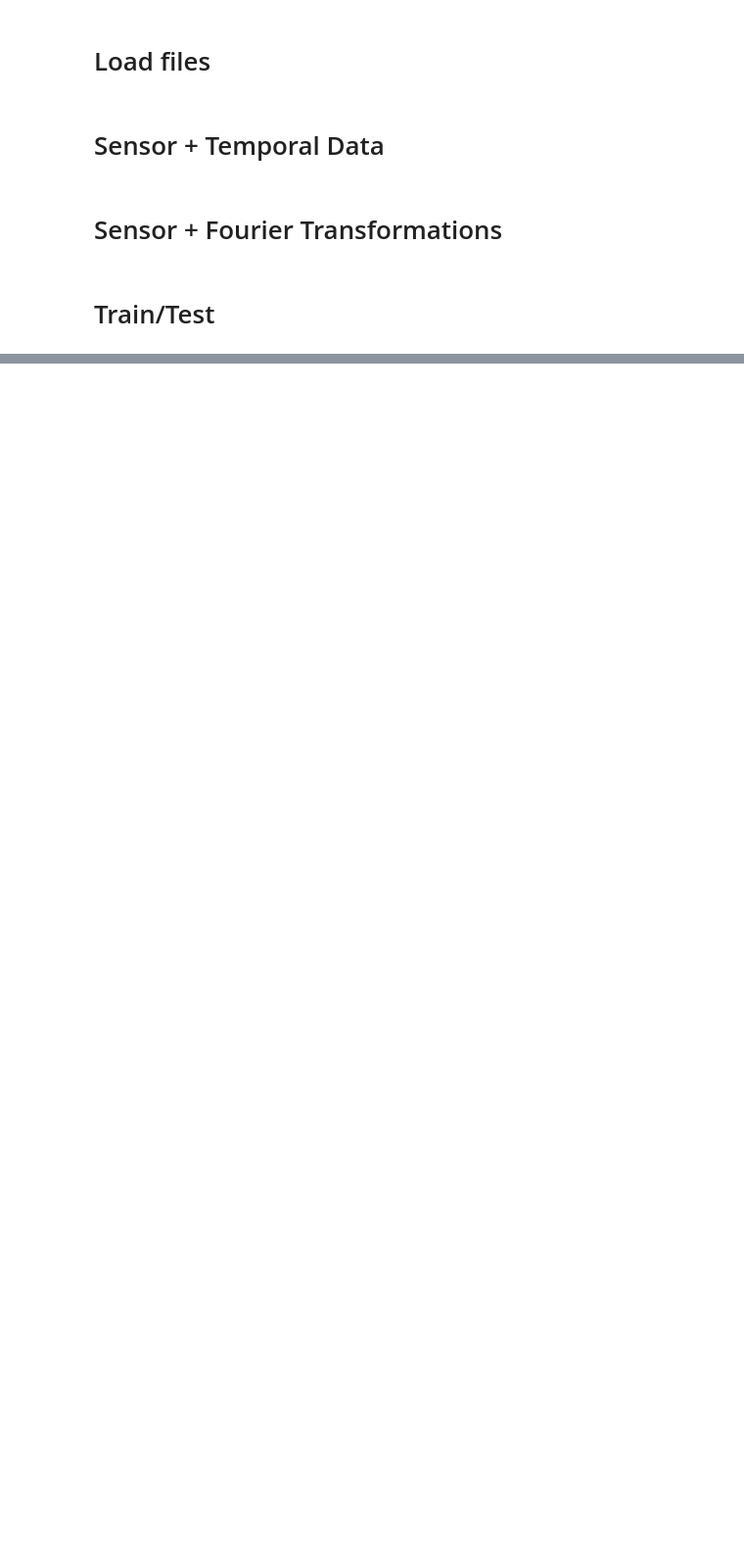
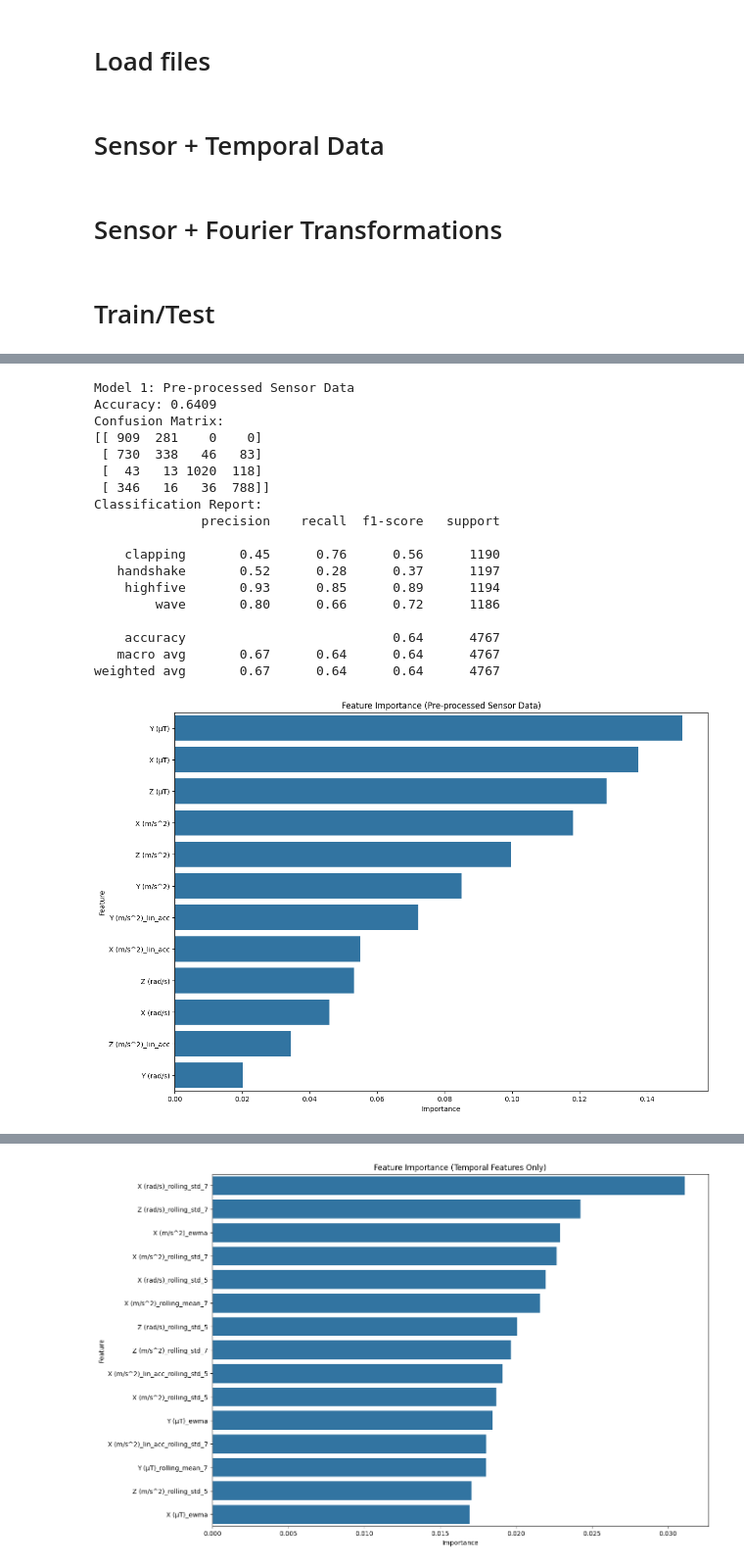
Before and after one commit to priyankvenkat/ml4qs-gesture-recognition, a Jupyter notebook: Train and Test Final.ipynb, the cells around one changed output, grey strips where cells are left out. Shown at 98% size. Cells and saved outputs as stored; diff of their text form; code cells hidden in the pictures; blank space fills up the shorter version.

Commit message:
Improve model slightly.

```diff
--- a/Train and Test Final.ipynb
+++ b/Train and Test Final.ipynb
@@ -106,12 +126,11 @@ y_test_sensor_fft = y_test.loc[X_test_sensor_fft.index]
 # %% [markdown]
 # Train/Test
 # %%
-# Train/Test
 def plot_feature_importance(rf_model, feature_columns, title):
     feature_importances = rf_model.feature_importances_
     feature_names = feature_columns
     importance_df = pd.DataFrame({'Feature': feature_names, 'Importance': feature_importances})
-    importance_df = importance_df.sort_values(by='Importance', ascending=False)
+    importance_df = importance_df.sort_values(by='Importance', ascending=False).head(15)
 
     plt.figure(figsize=(14, 10))
     sns.barplot(x='Importance', y='Feature', data=importance_df)
@@ -142,11 +161,11 @@ def train_and_evaluate_rf(X_train, y_train, X_test, y_test, model_params, featur
     return rf_model
 # %%
 model_params = {
-    'n_estimators': 9,
-    'max_depth': 19,
-    'min_samples_split': 3,
-    'min_samples_leaf': 7,
-    'criterion': 'log_loss',
-    'max_features': 'log2',
-    'random_state': 24
+'n_estimators': 150,
+'max_depth': 17,
+'min_samples_split': 9,
+'min_samples_leaf': 1,
+'criterion': 'gini',
+'max_features': 'log2',
+'random_state': 24
 }
@@ -269,0 +172,48 @@ weighted avg       0.57      0.53      0.54      4767
+# %%
+# Model 1: Pre-processed Sensor Data
+print("Model 1: Pre-processed Sensor Data")
+rf_model_sensor = train_and_evaluate_rf(X_train_sensor, y_train, X_test_sensor, y_test, model_params, feature_columns, "Feature Importance (Pre-processed Sensor Data)")
+
+# Model 2: Temporal Features Only
+print("Model 2: Temporal Features Only")
+rf_model_temporal_only = train_and_evaluate_rf(X_train_temporal, y_train_temporal, X_test_temporal, y_test_temporal, model_params, feature_columns_temporal, "Feature Importance (Temporal Features Only)")
+
+# Model 3: Fourier Transformation Only
+print("Model 3: Fourier Transformation Only")
+rf_model_fft_only = train_and_evaluate_rf(X_train_fft, y_train_fft, X_test_fft, y_test_fft, model_params, feature_columns_fft, "Feature Importance (Fourier Transformation Only)")
+
+# Model 4: Sensor + Temporal Features
+print("Model 4: Sensor + Temporal Features")
+rf_model_sensor_temporal = train_and_evaluate_rf(X_train_sensor_temporal, y_train_sensor_temporal, X_test_sensor_temporal, y_test_sensor_temporal, model_params, X_train_sensor_temporal.columns, "Feature Importance (Sensor + Temporal Features)")
+
+# Model 5: Sensor + Fourier Transformations
+print("Model 5: Sensor + Fourier Transformations")
+rf_model_sensor_fft = train_and_evaluate_rf(X_train_sensor_fft, y_train_sensor_fft, X_test_sensor_fft, y_test_sensor_fft, model_params, X_train_sensor_fft.columns, "Feature Importance (Sensor + Fourier Transformations)")
+
+# Model 6: Sensor + Temporal + Fourier Features
+print("Model 6: Sensor + Temporal + Fourier Features")
+rf_model_all = train_and_evaluate_rf(X_train_all, y_train_all, X_test_all, y_test_all, model_params, X_train_all.columns, "Feature Importance (Sensor + Temporal + Fourier Features)")
+
+# Model 7: Fourier + Temporal Features
+print("Model 7: Fourier + Temporal Features")
+rf_model_fourier_temporal = train_and_evaluate_rf(X_train_fourier_temporal, y_train_fourier_temporal, X_test_fourier_temporal, y_test_fourier_temporal, model_params, X_train_fourier_temporal.columns, "Feature Importance (Fourier + Temporal Features)")
+# %% [output]
+Model 1: Pre-processed Sensor Data
+Accuracy: 0.6409
+Confusion Matrix:
+[[ 909  281    0    0]
+ [ 730  338   46   83]
+ [  43   13 1020  118]
+ [ 346   16   36  788]]
+Classification Report:
+              precision    recall  f1-score   support
+
+    clapping       0.45      0.76      0.56      1190
+   handshake       0.52      0.28      0.37      1197
+    highfive       0.93      0.85      0.89      1194
+        wave       0.80      0.66      0.72      1186
+
+    accuracy                           0.64      4767
+   macro avg       0.67      0.64      0.64      4767
+weighted avg       0.67      0.64      0.64      4767
+[figure, added]
@@ -269,0 +238 @@ weighted avg       0.57      0.53      0.54      4767
+[figure, added]
```
Also changed, not shown: parts of 6 cells of this notebook.
